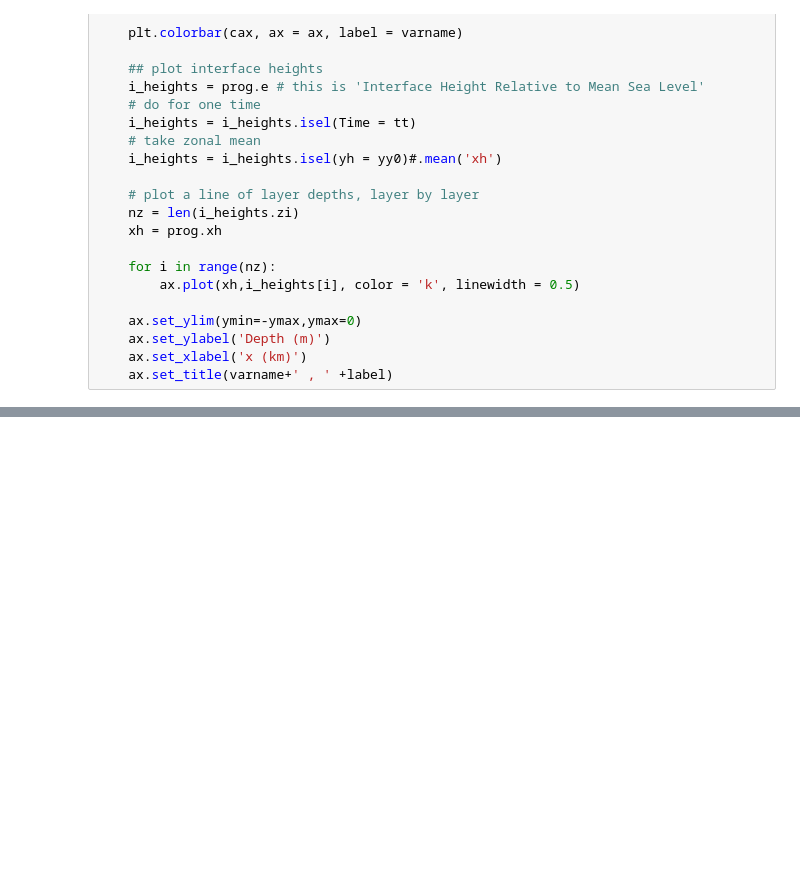
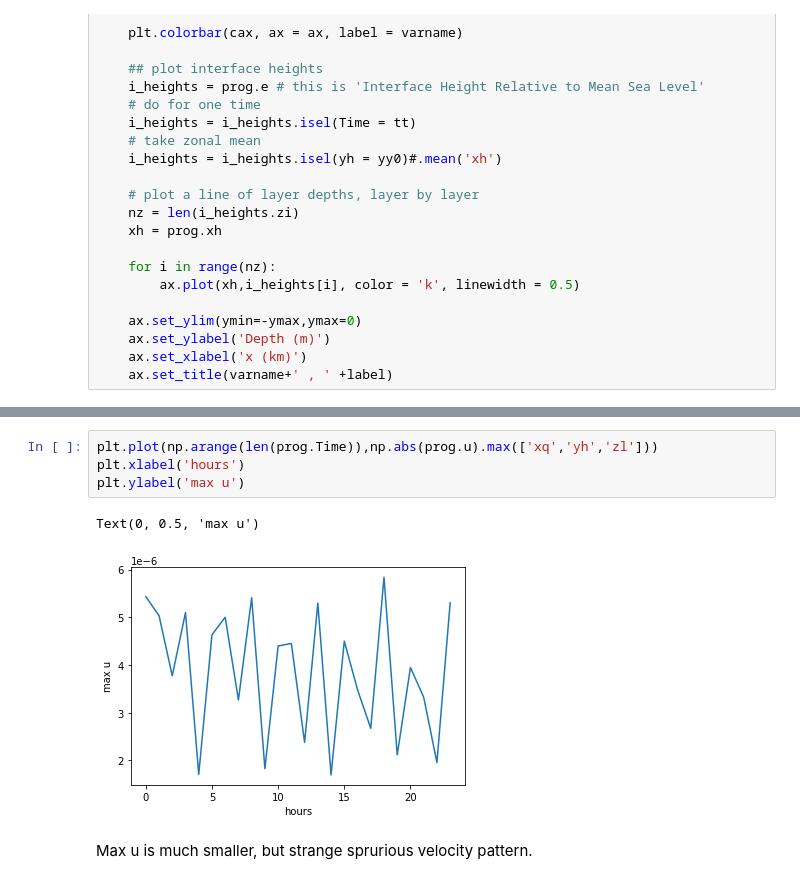
Before and after one commit to claireyung/simple_shelf_salt_bug, a Jupyter notebook: Seamount TS.ipynb, the cells around one changed output, grey strips where cells are left out. Drawn from its saved outputs; the diff is of its cells as text; blank space fills up the shorter version.

```diff
--- a/Seamount TS.ipynb
+++ b/Seamount TS.ipynb
@@ -97,0 +121,9 @@ U spurious velocities have the same frequency as the salt initialization anomaly
+# %%
+plt.plot(np.arange(len(prog.Time)),np.abs(prog.u).max(['xq','yh','zl']))
+plt.xlabel('hours')
+plt.ylabel('max u')
+# %% [output]
+Text(0, 0.5, 'max u')
+[figure, added]
+# %% [markdown]
+Max u is much smaller, but strange sprurious velocity pattern.
```
Also changed, not shown: parts of 5 cells of this notebook, 10 other files.
